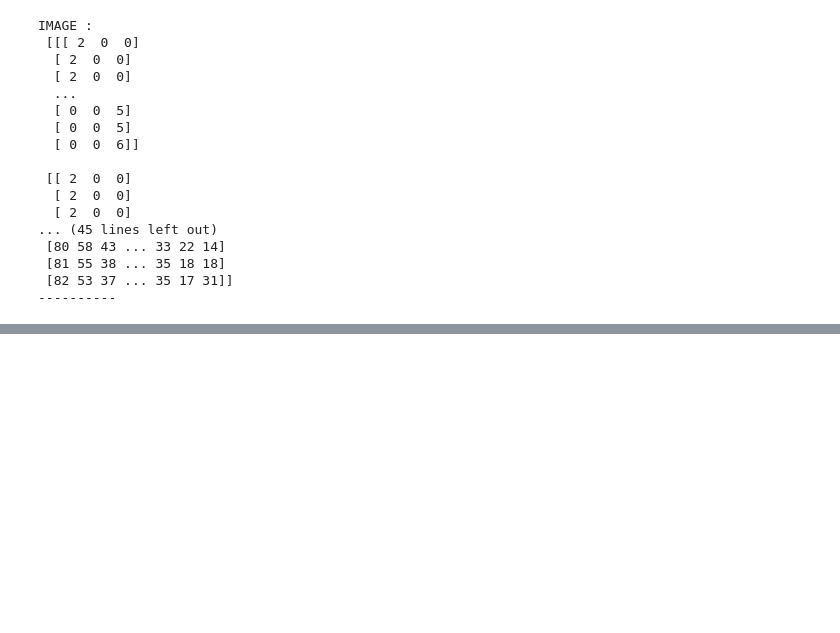
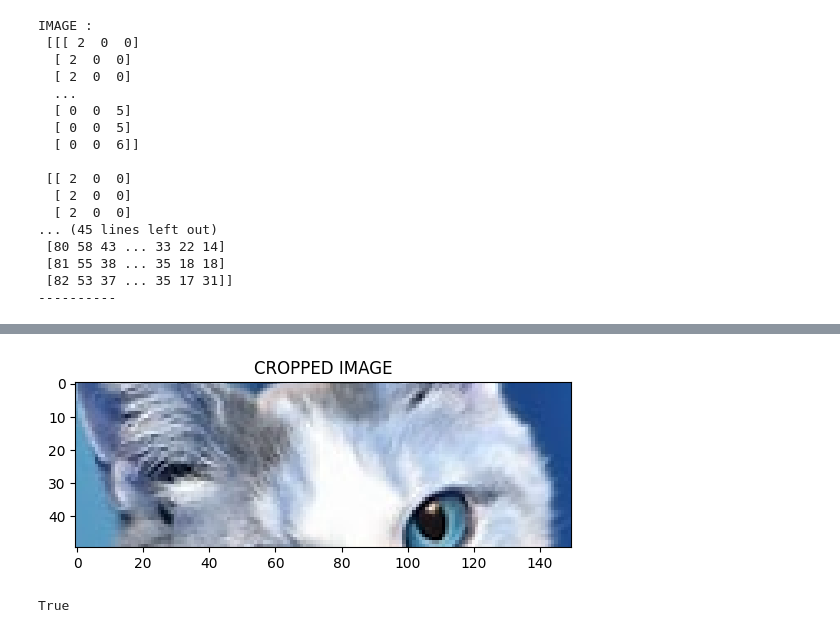
Before and after one commit to kechcole/Machine-Learning, a Jupyter notebook: Notebooks/Image_Processing/1.Introduction.ipynb, the cells around one changed output, grey strips where cells are left out. Drawn from its saved outputs; the diff is of its cells as text; code cells hidden in the pictures; blank space fills up the shorter version.

```diff
--- a/Notebooks/Image_Processing/1.Introduction.ipynb
+++ b/Notebooks/Image_Processing/1.Introduction.ipynb
@@ -165,0 +241,18 @@ wind(g-r)
+# %%
+# Subset / crop , use upper left and bottom right coordinates [row size, column size]
+
+subset = cat7[50:100, 50:200]
+
+# Display
+plt.title('CROPPED IMAGE')
+plt.imshow(subset)
+
+plt.show()
+# %% [output]
+[figure, added]
+# %%
+# Export image
+
+cv2.imwrite('croped.png', subset)
+# %% [output]
+True
```
Also changed, not shown: parts of 10 cells of this notebook, 1 other file.
